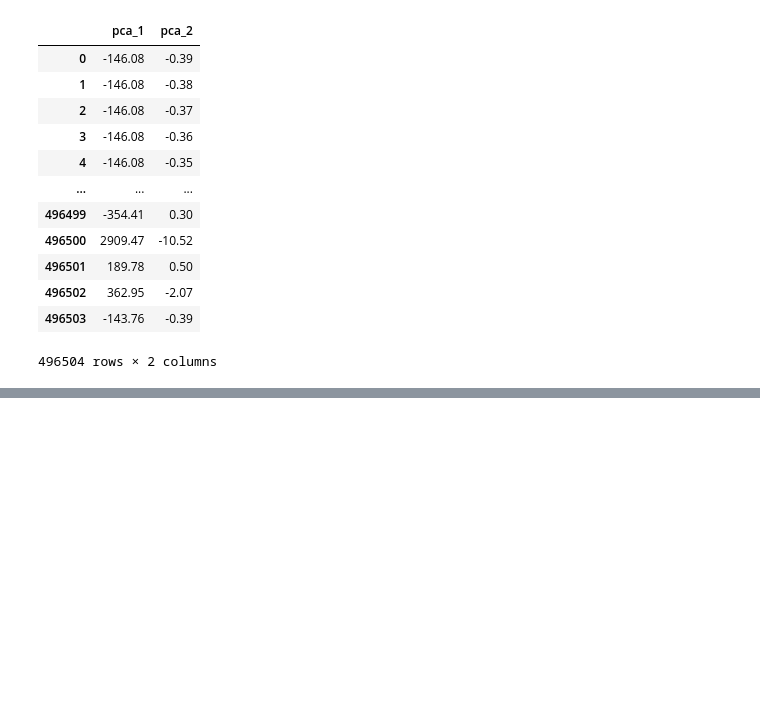
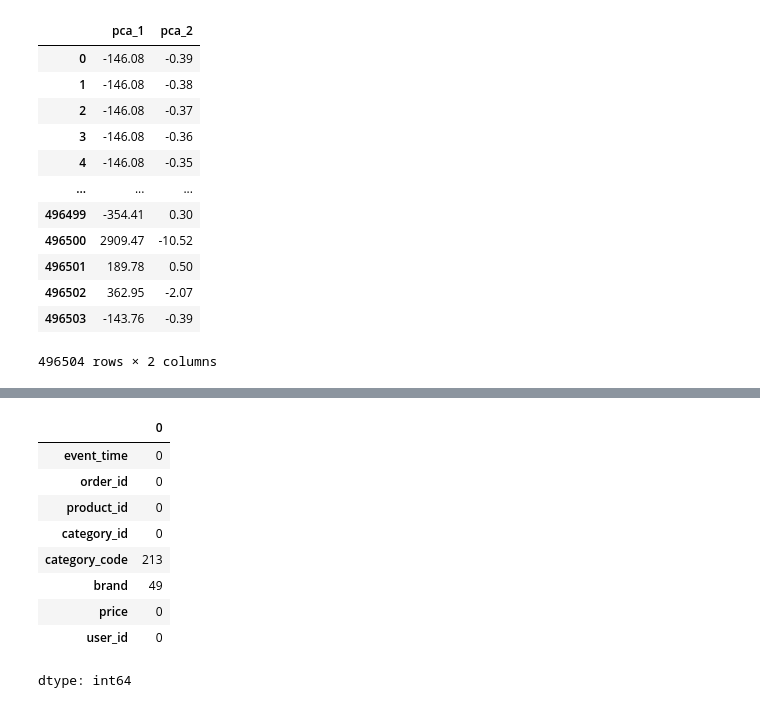
Before and after one commit to harimagar/Data-Science-Project, a Jupyter notebook: RecommendationSystem.ipynb, the cells around one changed output, grey strips where cells are left out. Drawn from its saved outputs; the diff is of its cells as text; code cells hidden in the pictures; blank space fills up the shorter version.

```diff
--- a/RecommendationSystem.ipynb
+++ b/RecommendationSystem.ipynb
@@ -1175,0 +1219,5 @@ df_rfm.groupby('kmeans_labels')[['R_months_since_last_purchase','F_last_monthly_
+# %%
+# Preprocess data
+df = df.dropna(subset=['user_id', 'product_id', 'price'])  # Drop rows with missing user_id, product_id, or price
+df['user_id'] = df['user_id'].astype(int)
+df['product_id'] = df['product_id'].astype(int)
@@ -1175,0 +1256,15 @@ df_rfm.groupby('kmeans_labels')[['R_months_since_last_purchase','F_last_monthly_
+# %%
+# Data preprocessing
+df = df.drop_duplicates()
+df.isnull().sum()
+# %% [output]
+|  | 0 |
+| event_time | 0 |
+| order_id | 0 |
+| product_id | 0 |
+| category_id | 0 |
+| category_code | 213 |
+| brand | 49 |
+| price | 0 |
+| user_id | 0 |
+dtype: int64
```
Also changed, not shown: parts of 28 cells of this notebook.
